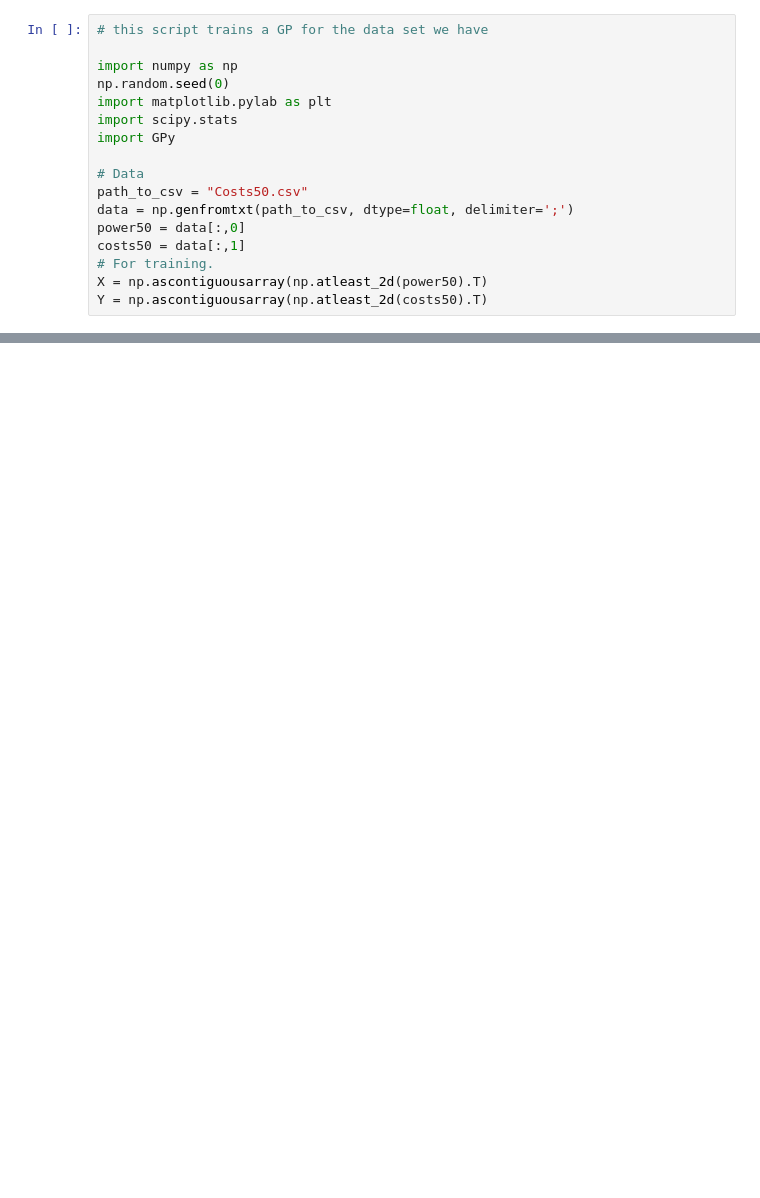
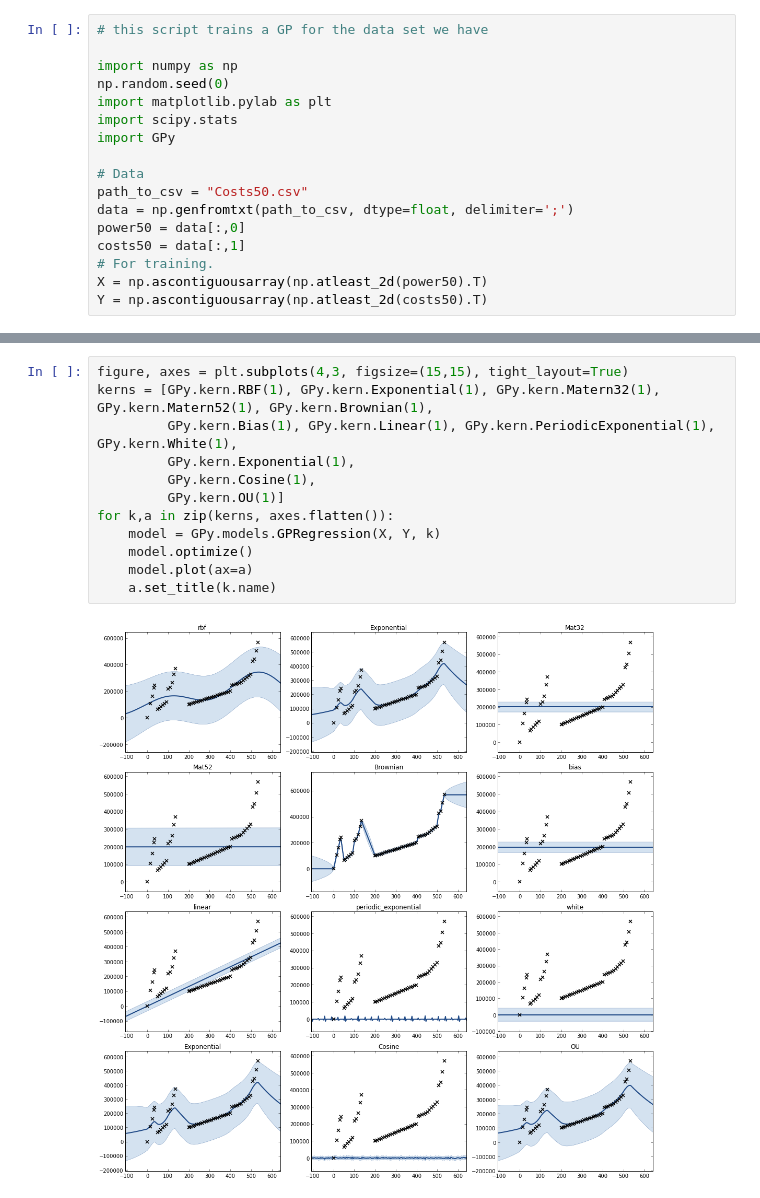
Before and after one commit to Alexander-Schiendorfer/learning-for-sampling, a Jupyter notebook: ipython-notebooks/GPs on Cost Learning.ipynb, the cells around one changed output, grey strips where cells are left out. Saved outputs shown, nothing was run; the diff lists cells and outputs as text; blank space fills up the shorter version.

```diff
--- a/ipython-notebooks/GPs on Cost Learning.ipynb
+++ b/ipython-notebooks/GPs on Cost Learning.ipynb
@@ -44,0 +47,14 @@ Optimization restart 10/10, f = 2266.97719373
+# %%
+figure, axes = plt.subplots(4,3, figsize=(15,15), tight_layout=True)
+kerns = [GPy.kern.RBF(1), GPy.kern.Exponential(1), GPy.kern.Matern32(1), GPy.kern.Matern52(1), GPy.kern.Brownian(1),
+         GPy.kern.Bias(1), GPy.kern.Linear(1), GPy.kern.PeriodicExponential(1), GPy.kern.White(1),
+         GPy.kern.Exponential(1),
+         GPy.kern.Cosine(1),
+         GPy.kern.OU(1)]
+for k,a in zip(kerns, axes.flatten()):
+    model = GPy.models.GPRegression(X, Y, k)
+    model.optimize()
+    model.plot(ax=a)
+    a.set_title(k.name)
+# %% [output]
+[figure, added]
```
Also changed, not shown: parts of 3 cells of this notebook.
